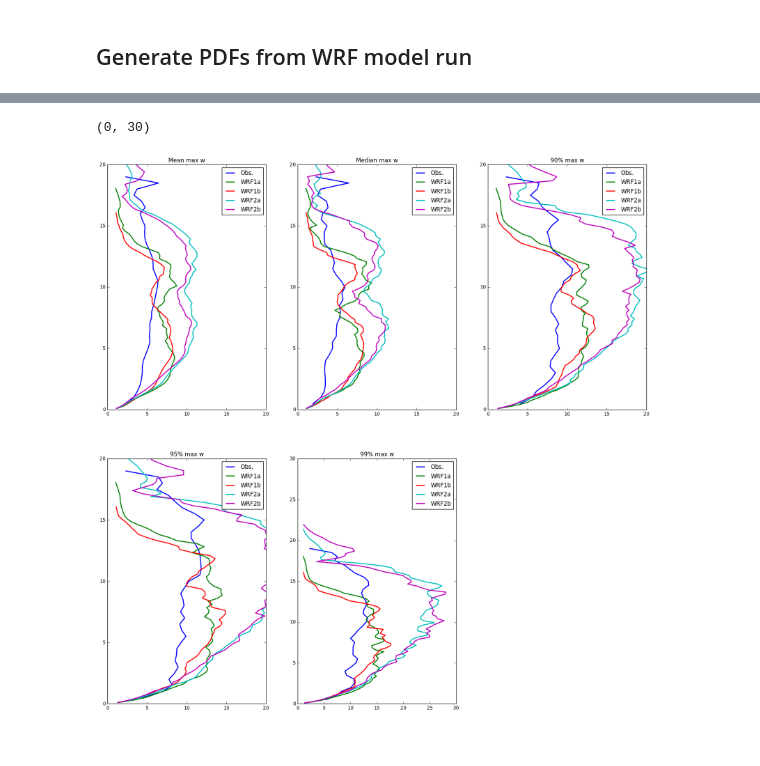
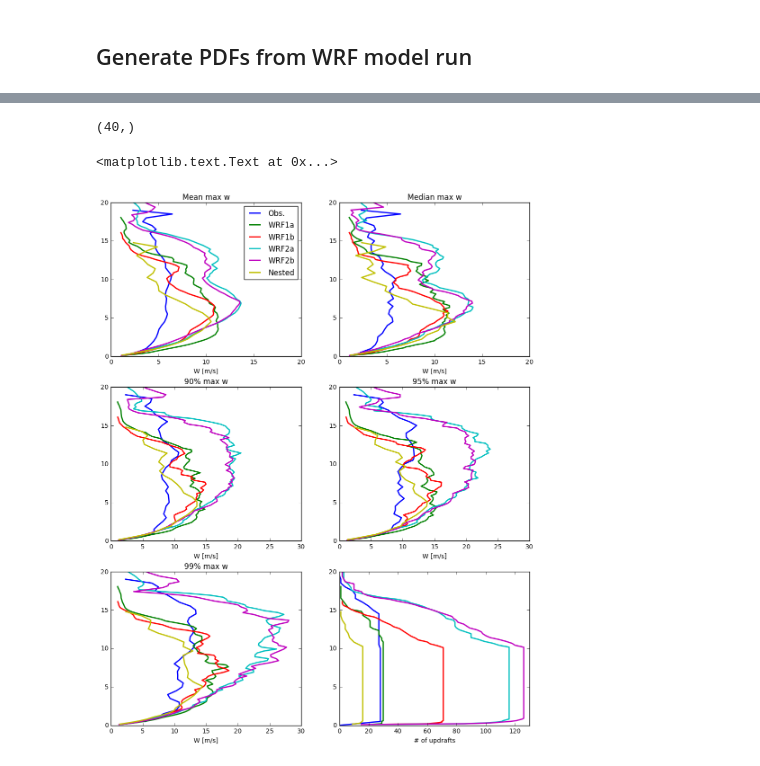
Before and after one commit to EVS-ATMOS/twpice_mmic, a Jupyter notebook: w pdfs.ipynb, the cells around one changed output, grey strips where cells are left out. Saved outputs shown, nothing was run; the diff lists cells and outputs as text; code cells hidden in the pictures.

Commit message:
ENH: Add Wuyin's nested WRF run to Rainfall/w comparison

```diff
--- a/w pdfs.ipynb
+++ b/w pdfs.ipynb
@@ -40,6 +34,7 @@ wrf_file_list = ['/home/rjackson/satoshi_runs/twp1a/wrfout_d01_2006-01-20_00:00:
                  '/home/rjackson/satoshi_runs/twp1b/wrfout_d01_2006-01-20_00:00:00',
                  '/home/rjackson/satoshi_runs/twp2a/wrfout_d01_2006-01-20_00:00:00',
                  '/home/rjackson/satoshi_runs/twp2b/wrfout_d01_2006-01-20_00:00:00']
+nested_run_path = '/home/rjackson/satoshi_runs/wuyin_runs/wrfout_d02*'
 wrf_run_names = ['twp1a', 'twp1b', 'twp2a', 'twp2b']
 conv_strat_path = '/home/rjackson/usb_drive/conv_stratiform/'
 
@@ -242,7 +250,7 @@ for wrf_file in wrf_file_list:
 # %%
-P_mean = np.zeros(array_shape[1])
-H_mean = np.zeros(array_shape[1])
-for i in range(0, array_shape[1]-1):
+P_mean = np.zeros(array_shape[0][1])
+H_mean = np.zeros(array_shape[0][1])
+for i in range(0, array_shape[0][1]-1):
     P_mean[i] = np.nanmean(P_wrf[0][:,i,:,:])
     H_mean[i] = np.nanmean(alt_wrf[0][:,i,:,:])
 
@@ -250,5 +258,4 @@ P_mean[P_mean == 0] = np.nan
 plt.plot(P_mean/1e2, H_mean)
 plt.xlabel('P [hPa]')
 plt.ylabel('Z [m]')
-print(H_mean)
 # %% [output]
@@ -356,7 +347,7 @@ for time in times:
             min_z_olevel[indicies] = min_z[labels]
 
             if(len(indicies[0]) > 0
-               and max_z[labels] >= 5000
+               and max_z[labels] >= 10000
                and min_z[labels] <= 1000):
                 max_w_individual.append(max(w_temp[indicies]))
                 level_individual.append(levels)
@@ -400,13 +391,15 @@ max_z = np.ma.zeros(num_levels)
 ninety_w = np.ma.zeros(num_levels)
 ninety_five_w = np.ma.zeros(num_levels)
 ninety_nine_w = np.ma.zeros(num_levels)
+total_counts = np.ma.zeros(num_levels)
+
 bins = np.arange(0,40,1)
 bins_z = np.arange(0,60,1)
 h_bins = np.arange(0, 20000, 500)
 w_hist = np.ma.zeros((num_levels, len(bins)-1))
 w_hist_all = np.ma.zeros((num_levels, len(bins)-1))
 dims = ws.shape
-total_counts = 0
+
 # Make p.d.f.s
 print(num_levels)
 updraft_no = 2
@@ -426,13 +419,14 @@ for levels in range(0,num_levels):
     mean_w[levels] = np.ma.mean(max_w_individual[level_individual == levels])
     median_w[levels] = np.ma.median(max_w_individual[level_individual == levels])
 
+
     counts, b = np.histogram(ws_in_core, bins=bins)
     w_hist[levels] = counts
 
     counts, b = np.histogram(w_level, bins=bins)
     w_hist_all[levels] = counts
 
-    total_counts = total_counts + sum(counts)
+    total_counts[levels] = len(max_w_individual[level_individual == levels])
     if(len(ws_in_core) > 0):
         ninety_w[levels] = np.percentile(max_w_individual[level_individual == levels], 90)
         ninety_five_w[levels] = np.percentile(max_w_individual[level_individual == levels], 95)
@@ -631,55 +625,78 @@ plt.title('Solid = Obs., Dashed = WRF')
 # %%
-plt.figure(figsize=(20,20))
-plt.subplot(231)
+plt.figure(figsize=(12,15))
+plt.subplot(321)
 plt.title('Mean max w')
 h1 = plt.plot(mean_w, z_levels, label="Median", linewidth=2)
 h2 = plt.plot(mean_w_wrf[0], height_level[0]/1e3, label="Median WRF", linewidth=2)
 h3 = plt.plot(mean_w_wrf[1], height_level[1]/1e3, label="Median WRF", linewidth=2)
 h4 = plt.plot(mean_w_wrf[2], height_level[2]/1e3, label="Median WRF", linewidth=2)
 h5 = plt.plot(mean_w_wrf[3], height_level[3]/1e3, label="Median WRF", linewidth=2)
-plt.legend(['Obs.', 'WRF1a', 'WRF1b', 'WRF2a', 'WRF2b'])
+h6 = plt.plot(mean_w_wrf[4], height_level[4]/1e3, label="Median WRF", linewidth=2)
+plt.legend(['Obs.', 'WRF1a', 'WRF1b', 'WRF2a', 'WRF2b', 'Nested'])
 plt.xlim([0, 20])
 plt.ylim([0, 20])
-plt.subplot(232)
+plt.xlabel('W [m/s]')
+
+plt.subplot(322)
 plt.title('Median max w')
 h1 = plt.plot(median_w, z_levels, label="Median", linewidth=2)
 h2 = plt.plot(median_w_wrf[0], height_level[0]/1e3, label="Median WRF", linewidth=2)
 h3 = plt.plot(median_w_wrf[1], height_level[1]/1e3, label="Median WRF", linewidth=2)
 h4 = plt.plot(median_w_wrf[2], height_level[2]/1e3, label="Median WRF", linewidth=2)
 h5 = plt.plot(median_w_wrf[3], height_level[3]/1e3, label="Median WRF", linewidth=2)
-plt.legend(['Obs.', 'WRF1a', 'WRF1b', 'WRF2a', 'WRF2b'])
+h6 = plt.plot(median_w_wrf[4], height_level[4]/1e3, label="Median WRF", linewidth=2)
 plt.xlim([0, 20])
 plt.ylim([0, 20])
-plt.subplot(233)
+plt.xlabel('W [m/s]')
+
+plt.subplot(323)
 plt.title('90% max w')
 h1 = plt.plot(ninety_w, z_levels, label="Median", linewidth=2)
 h2 = plt.plot(ninety_w_wrf[0], height_level[0]/1e3, label="Median WRF", linewidth=2)
 h3 = plt.plot(ninety_w_wrf[1], height_level[1]/1e3, label="Median WRF", linewidth=2)
 h4 = plt.plot(ninety_w_wrf[2], height_level[2]/1e3, label="Median WRF", linewidth=2)
 h5 = plt.plot(ninety_w_wrf[3], height_level[3]/1e3, label="Median WRF", linewidth=2)
-plt.legend(['Obs.', 'WRF1a', 'WRF1b', 'WRF2a', 'WRF2b'])
-plt.xlim([0, 20])
+h6 = plt.plot(ninety_w_wrf[4], height_level[4]/1e3, label="Median WRF", linewidth=2)
+
+plt.xlim([0, 30])
 plt.ylim([0, 20])
-plt.subplot(234)
+plt.xlabel('W [m/s]')
+plt.subplot(324)
 plt.title('95% max w')
 h1 = plt.plot(ninety_five_w, z_levels, label="Median", linewidth=2)
 h2 = plt.plot(ninety_five_w_wrf[0], height_level[0]/1e3, label="Median WRF", linewidth=2)
 h3 = plt.plot(ninety_five_w_wrf[1], height_level[1]/1e3, label="Median WRF", linewidth=2)
 h4 = plt.plot(ninety_five_w_wrf[2], height_level[2]/1e3, label="Median WRF", linewidth=2)
 h5 = plt.plot(ninety_five_w_wrf[3], height_level[3]/1e3, label="Median WRF", linewidth=2)
-plt.legend(['Obs.', 'WRF1a', 'WRF1b', 'WRF2a', 'WRF2b'])
-plt.xlim([0, 20])
+h6 = plt.plot(ninety_five_w_wrf[4], height_level[4]/1e3, label="Median WRF", linewidth=2)
+
+plt.xlim([0, 30])
 plt.ylim([0, 20])
-plt.subplot(235)
+plt.xlabel('W [m/s]')
+plt.subplot(325)
 plt.title('99% max w')
 h1 = plt.plot(ninety_nine_w, z_levels, label="Median", linewidth=2)
 h2 = plt.plot(ninety_nine_w_wrf[0], height_level[0]/1e3, label="Median WRF", linewidth=2)
 h3 = plt.plot(ninety_nine_w_wrf[1], height_level[1]/1e3, label="Median WRF", linewidth=2)
 h4 = plt.plot(ninety_nine_w_wrf[2], height_level[2]/1e3, label="Median WRF", linewidth=2)
 h5 = plt.plot(ninety_nine_w_wrf[3], height_level[3]/1e3, label="Median WRF", linewidth=2)
-plt.legend(['Obs.', 'WRF1a', 'WRF1b', 'WRF2a', 'WRF2b'])
+h6 = plt.plot(ninety_nine_w_wrf[4], height_level[4]/1e3, label="Median WRF", linewidth=2)
+
 plt.xlim([0, 30])
-plt.ylim([0, 30])
+plt.ylim([0, 20])
+plt.xlabel('W [m/s]')
+print(z_levels.shape)
+plt.subplot(326)
+h1 = plt.plot(total_counts, z_levels, label="Median", linewidth=2)
+h2 = plt.plot(total_counts_wrf[0], height_level[0]/1e3, label="Median WRF", linewidth=2)
+h3 = plt.plot(total_counts_wrf[1], height_level[1]/1e3, label="Median WRF", linewidth=2)
+h4 = plt.plot(total_counts_wrf[2], height_level[2]/1e3, label="Median WRF", linewidth=2)
+h5 = plt.plot(total_counts_wrf[3], height_level[3]/1e3, label="Median WRF", linewidth=2)
+h5 = plt.plot(total_counts_wrf[4], height_level[4]/1e3, label="Median WRF", linewidth=2)
+plt.xlim([0,130])
+plt.ylim([0,20])
+plt.xlabel('# of updrafts')
 # %% [output]
-(0, 30)
+(40,)
+<matplotlib.text.Text at 0x...>
-[figure, old version]
+[figure, new version]
```
Also changed, not shown: parts of 6 cells of this notebook, 1 other file.
